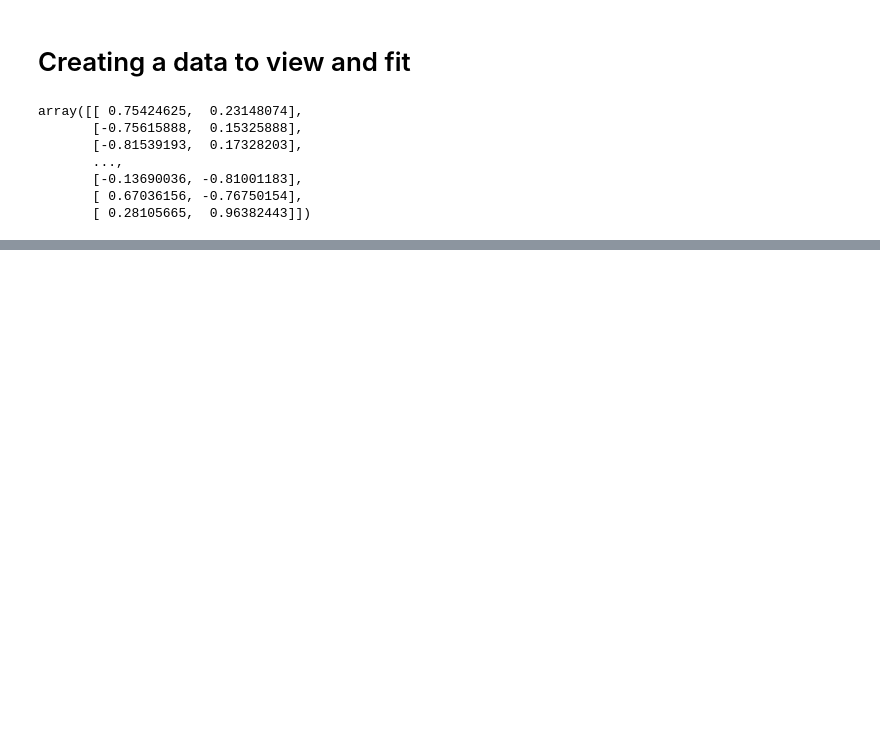
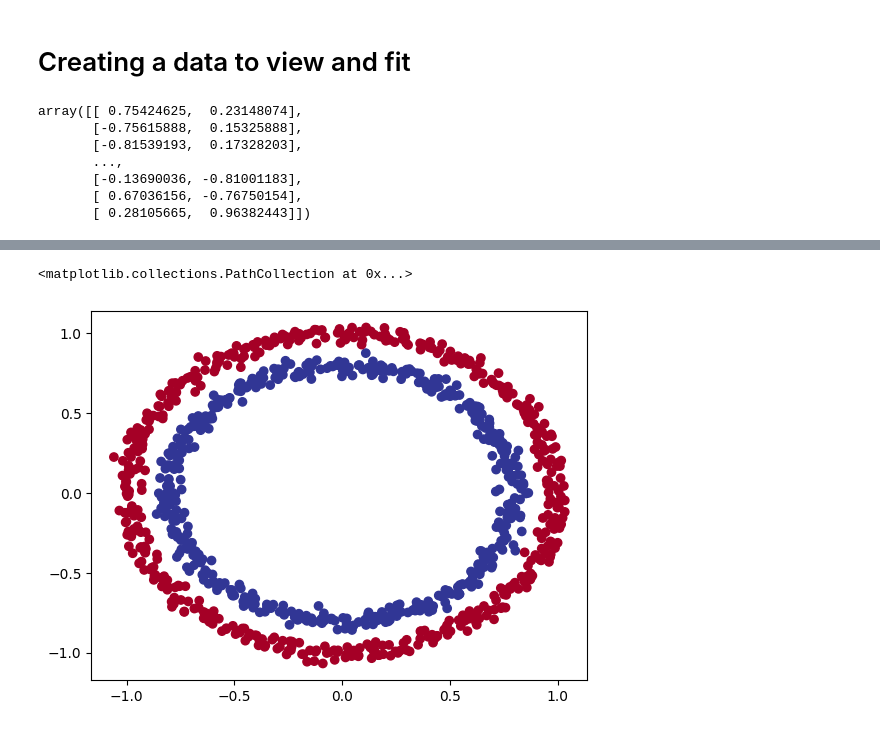
Before and after one commit to MusadaqTanvir/TensforFlowCodes, a Jupyter notebook: 02_Neural_Network_Classification_with_TensorFlow.ipynb, the cells around one changed output, grey strips where cells are left out. Saved outputs shown, nothing was run; the diff lists cells and outputs as text; code cells hidden in the pictures; blank space fills up the shorter version.

```diff
--- a/02_Neural_Network_Classification_with_TensorFlow.ipynb
+++ b/02_Neural_Network_Classification_with_TensorFlow.ipynb
@@ -37,0 +113,13 @@ array([[ 0.75424625,  0.23148074],
+# %%
+# Creating the model
+tf.random.set_seed(42)
+
+model = tf.keras.Sequential([
+    tf.keras.layers.Dense(1)
+])
+
+# compile the model
+model.compile(loss=tf.keras.losses.BinaryCrossentropy(),optimizer=tf.keras.optimizers.Adam(),metrics=['accuracy'])
+
+# Fit the Model
+model.fit(X,y,epochs=5)
@@ -37,0 +152,15 @@ array([[ 0.75424625,  0.23148074],
+# %%
+tf.random.set_seed(42)
+
+# Create the Model
+model_2 = tf.keras.Sequential([
+    tf.keras.layers.Dense(units=1,activation='relu'),
+    tf.keras.layers.Dense(units=10,activation='relu'),
+    tf.keras.layers.Dense(units=1,activation='relu')
+])
+
+# Compile the Model
+model_2.compile(loss=tf.keras.losses.BinaryCrossentropy(),optimizer=tf.keras.optimizers.SGD(),metrics=['accuracy'])
+
+# fit the model
+model_2.fit(X,y,epochs=300,verbose=0)
@@ -37,0 +397,6 @@ array([[ 0.75424625,  0.23148074],
+# %%
+# Visualize the data
+plt.scatter(X[:,0],X[:,1],c=y,cmap=plt.cm.RdYlBu)
+# %% [output]
+<matplotlib.collections.PathCollection at 0x...>
+[figure, added]
```
Also changed, not shown: parts of 58 cells of this notebook.
